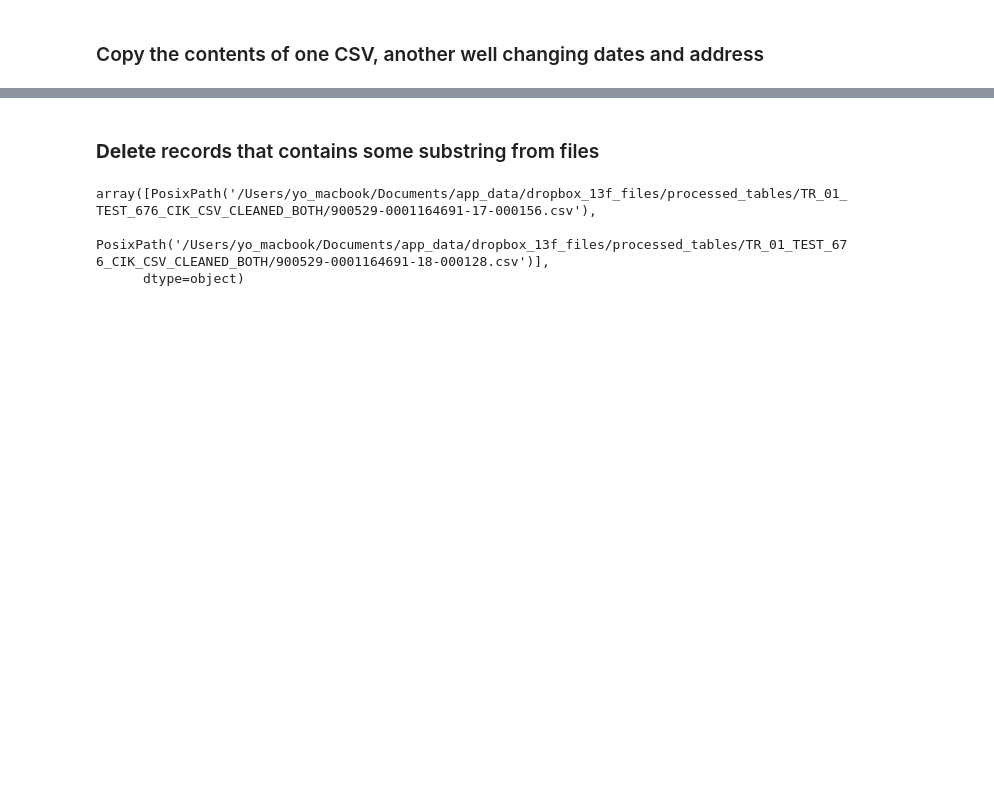
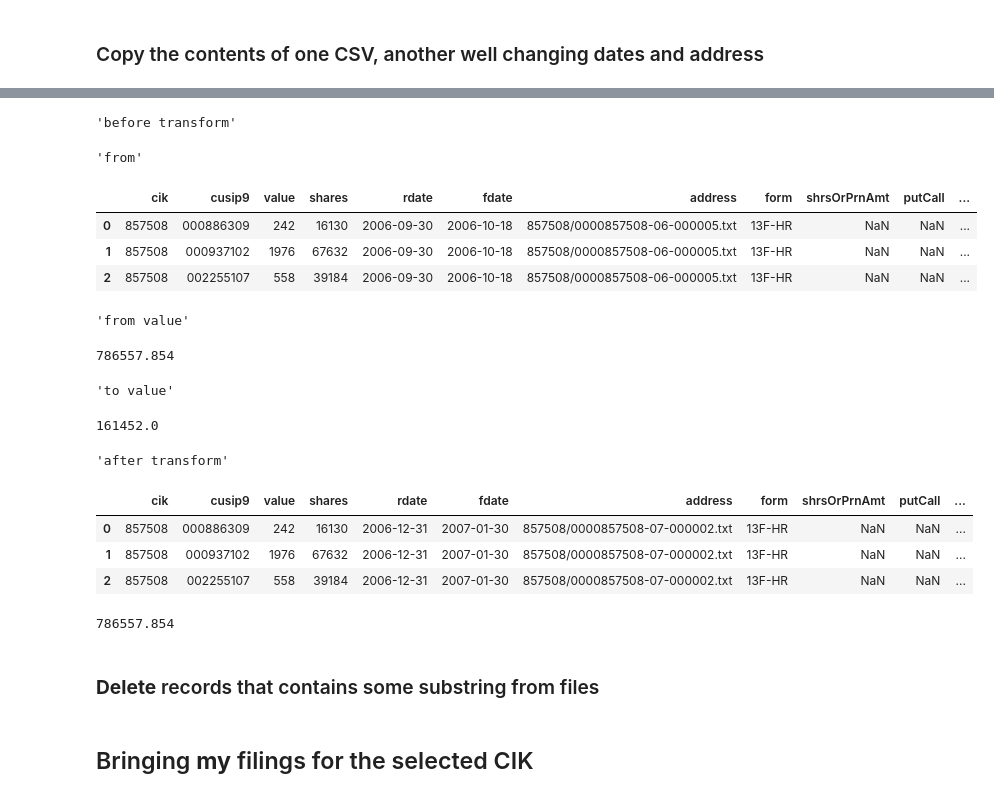
Before and after one commit to kuatroka/visualisation_training, a Jupyter notebook: altair_tutorial/notebooks/cik_cleaning_tool.ipynb, the cells around one changed output, grey strips where cells are left out. Drawn from its saved outputs; the diff is of its cells as text; code cells hidden in the pictures; blank space fills up the shorter version.

```diff
--- a/altair_tutorial/notebooks/cik_cleaning_tool.ipynb
+++ b/altair_tutorial/notebooks/cik_cleaning_tool.ipynb
@@ -513,34 +515,51 @@ file_from = Path(file_from)
 file_to = Path(file_to)
 
 try:
     # print(file)
     df_from = pl.read_csv(file_from, columns=columns, dtypes=pl_dtypes, parse_dates=True)
     df_from = df_from.to_pandas().astype(pd_dtypes_validation)
 
     df_to = pl.read_csv(file_to, columns=columns, dtypes=pl_dtypes, parse_dates=True)
     df_to = df_to.to_pandas().astype(pd_dtypes_validation)
     display('before transform')
     display('from', df_from.head(3))
     display('from value', df_from.value.sum())
     display('to value', df_to.value.sum())
 
     df_from.rdate, df_from.fdate, df_from.address, df_from.form = \
     df_to.rdate.head(1).values[0], df_to.fdate.head(1).values[0], df_to.address.head(1).values[0], df_to.form.head(1).values[0]
     # print(file)
     # print(f'value before: {df.value.sum()/1_000_000}M')
 
 
     display('after transform')
     display(df_from.head(3))
     display(df_from.value.sum())
 
     # print(file, f'value after: {df.value.sum()/1_000_000}M')
     # print('#' * 40)
 
 
-    df_from.to_csv(file_to, index=False)
+    # df_from.to_csv(file_to, index=False)
 except:
     print("error")
+# %% [output]
+'before transform'
+'from'
+|  | cik | cusip9 | value | shares | rdate | fdate | address | form | shrsOrPrnAmt | putCall | ... |
+| 0 | 857508 | 000886309 | 242 | 16130 | 2006-09-30 | 2006-10-18 | 857508/0000857508-06-000005.txt | 13F-HR | NaN | NaN | ... |
+| 1 | 857508 | 000937102 | 1976 | 67632 | 2006-09-30 | 2006-10-18 | 857508/0000857508-06-000005.txt | 13F-HR | NaN | NaN | ... |
+| 2 | 857508 | 002255107 | 558 | 39184 | 2006-09-30 | 2006-10-18 | 857508/0000857508-06-000005.txt | 13F-HR | NaN | NaN | ... |
+'from value'
+786557.854
+'to value'
+161452.0
+'after transform'
+|  | cik | cusip9 | value | shares | rdate | fdate | address | form | shrsOrPrnAmt | putCall | ... |
+| 0 | 857508 | 000886309 | 242 | 16130 | 2006-12-31 | 2007-01-30 | 857508/0000857508-07-000002.txt | 13F-HR | NaN | NaN | ... |
+| 1 | 857508 | 000937102 | 1976 | 67632 | 2006-12-31 | 2007-01-30 | 857508/0000857508-07-000002.txt | 13F-HR | NaN | NaN | ... |
+| 2 | 857508 | 002255107 | 558 | 39184 | 2006-12-31 | 2007-01-30 | 857508/0000857508-07-000002.txt | 13F-HR | NaN | NaN | ... |
+786557.854
 # %% [markdown]
 ### **Delete** records that contains some substring from files
 # %%
@@ -561,6 +580,8 @@ for file in big_df.path.values[:]:
 
     # df = df.query('cusip9.str.contains("TEGIES")')
     # if not df.empty: display(df)
+# %% [markdown]
+## Bringing **my** filings for the selected CIK
 # %%
 pd.set_option('display.max_columns', 35)
 pd.set_option("display.max_colwidth",200)
@@ -570,9 +591,3 @@ pd.set_option("display.max_rows", 500)
 # 020039COM
 # 832696306
 # COM
-# %%
-big_df.path.head(2).values
-# %% [output]
-array([PosixPath('/Users/yo_macbook/Documents/app_data/dropbox_13f_files/processed_tables/TR_01_TEST_676_CIK_CSV_CLEANED_BOTH/900529-0001164691-17-000156.csv'),
-       PosixPath('/Users/yo_macbook/Documents/app_data/dropbox_13f_files/processed_tables/TR_01_TEST_676_CIK_CSV_CLEANED_BOTH/900529-0001164691-18-000128.csv')],
-      dtype=object)
```
Also changed, not shown: parts of 6 cells of this notebook.
